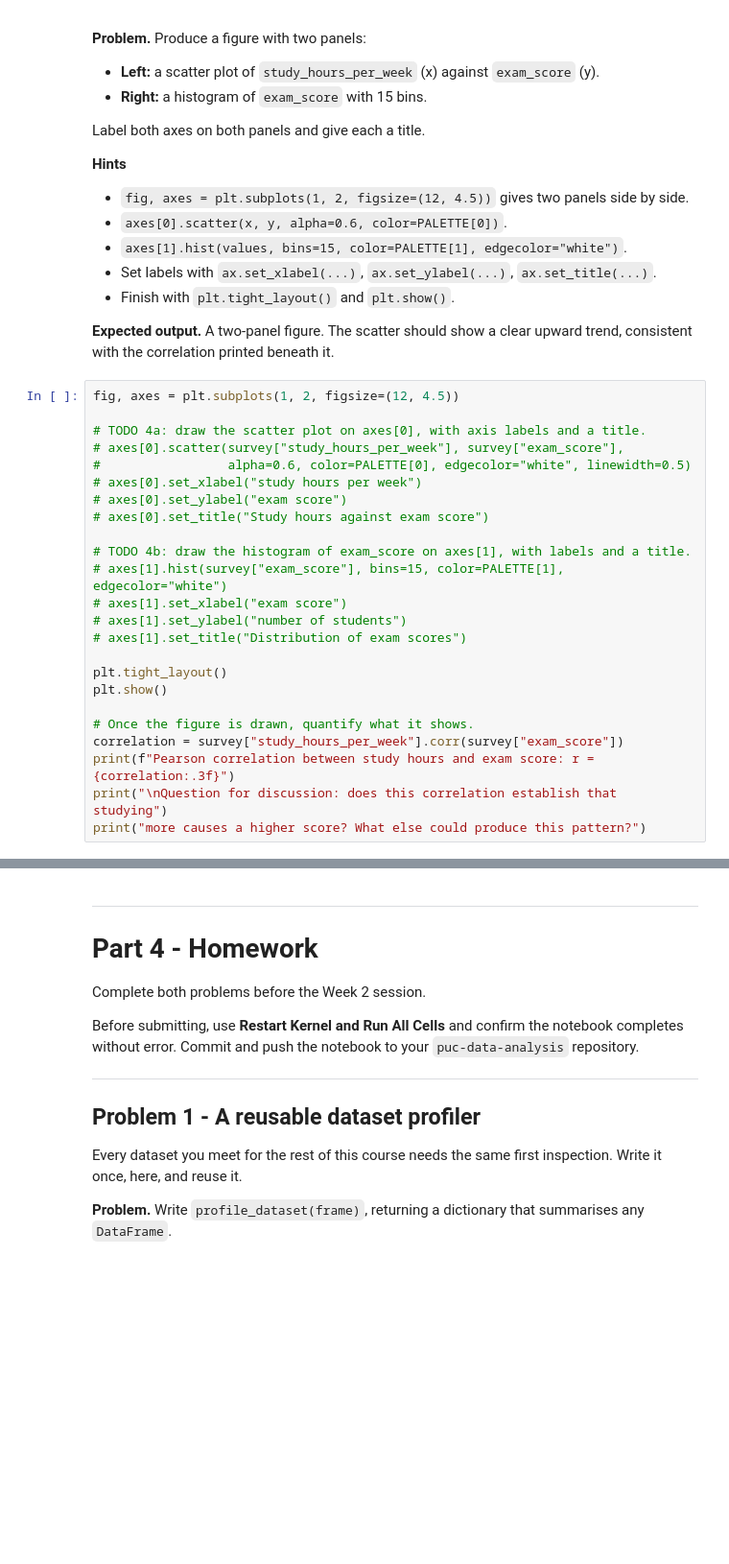
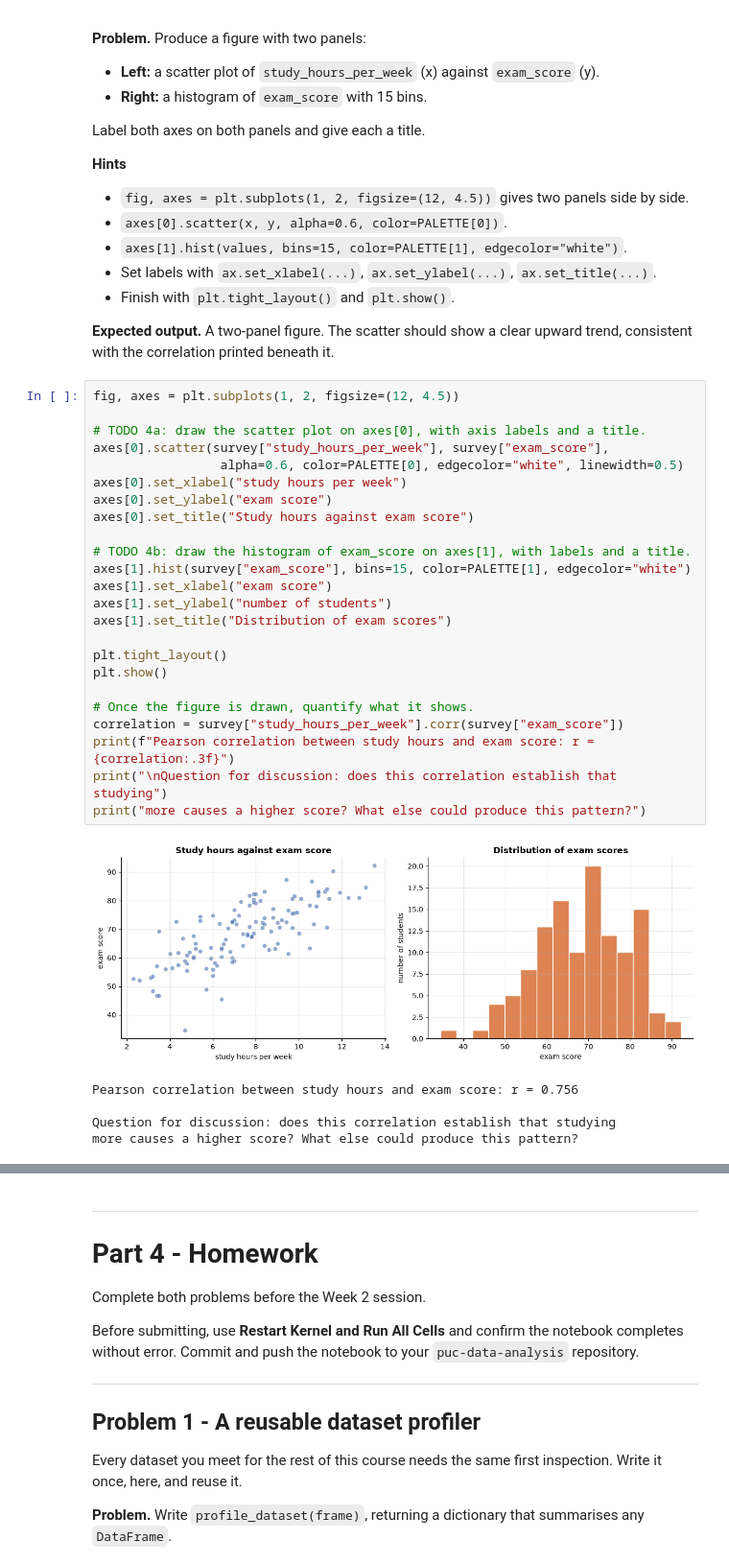
Before and after one commit to HoodieDeveloper/2448715-Khath-Rithy-Sak-Data-Analysis-and-Visualization, a Jupyter notebook: notebook/01_introduction_to_data_analysis.ipynb, the cells around one changed output, grey strips where cells are left out. Shown at 96% size. Drawn from its saved outputs; the diff is of its cells as text; blank space fills up the shorter version.

```diff
--- a/notebook/01_introduction_to_data_analysis.ipynb
+++ b/notebook/01_introduction_to_data_analysis.ipynb
@@ -1319,27 +1319,33 @@ consistent with the correlation printed beneath it.
 # %%
 fig, axes = plt.subplots(1, 2, figsize=(12, 4.5))
 
 # TODO 4a: draw the scatter plot on axes[0], with axis labels and a title.
-# axes[0].scatter(survey["study_hours_per_week"], survey["exam_score"],
-#                 alpha=0.6, color=PALETTE[0], edgecolor="white", linewidth=0.5)
-# axes[0].set_xlabel("study hours per week")
-# axes[0].set_ylabel("exam score")
-# axes[0].set_title("Study hours against exam score")
+axes[0].scatter(survey["study_hours_per_week"], survey["exam_score"],
+                 alpha=0.6, color=PALETTE[0], edgecolor="white", linewidth=0.5)
+axes[0].set_xlabel("study hours per week")
+axes[0].set_ylabel("exam score")
+axes[0].set_title("Study hours against exam score")
 
 # TODO 4b: draw the histogram of exam_score on axes[1], with labels and a title.
-# axes[1].hist(survey["exam_score"], bins=15, color=PALETTE[1], edgecolor="white")
-# axes[1].set_xlabel("exam score")
-# axes[1].set_ylabel("number of students")
-# axes[1].set_title("Distribution of exam scores")
+axes[1].hist(survey["exam_score"], bins=15, color=PALETTE[1], edgecolor="white")
+axes[1].set_xlabel("exam score")
+axes[1].set_ylabel("number of students")
+axes[1].set_title("Distribution of exam scores")
 
 plt.tight_layout()
 plt.show()
 
 # Once the figure is drawn, quantify what it shows.
 correlation = survey["study_hours_per_week"].corr(survey["exam_score"])
 print(f"Pearson correlation between study hours and exam score: r = {correlation:.3f}")
 print("\nQuestion for discussion: does this correlation establish that studying")
 print("more causes a higher score? What else could produce this pattern?")
+# %% [output]
+[figure, added]
+Pearson correlation between study hours and exam score: r = 0.756
+
+Question for discussion: does this correlation establish that studying
+more causes a higher score? What else could produce this pattern?
 # %%
 # Verification for Task 4.
 axis0, axis1 = axes[0], axes[1]
```
Also changed, not shown: parts of 7 cells of this notebook, 2 other files.
